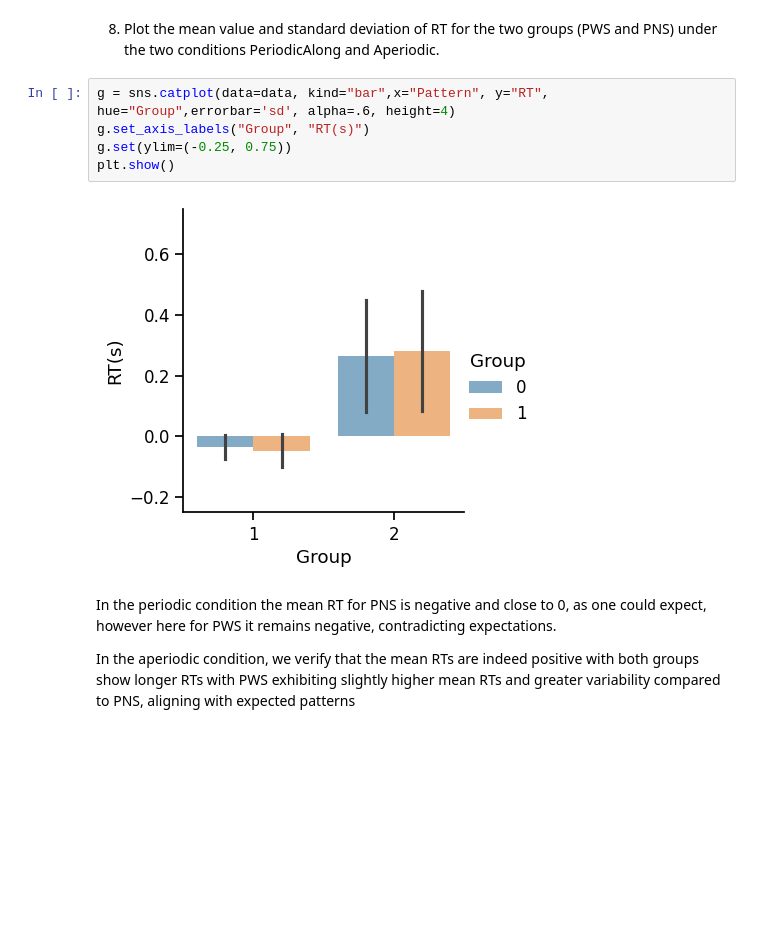
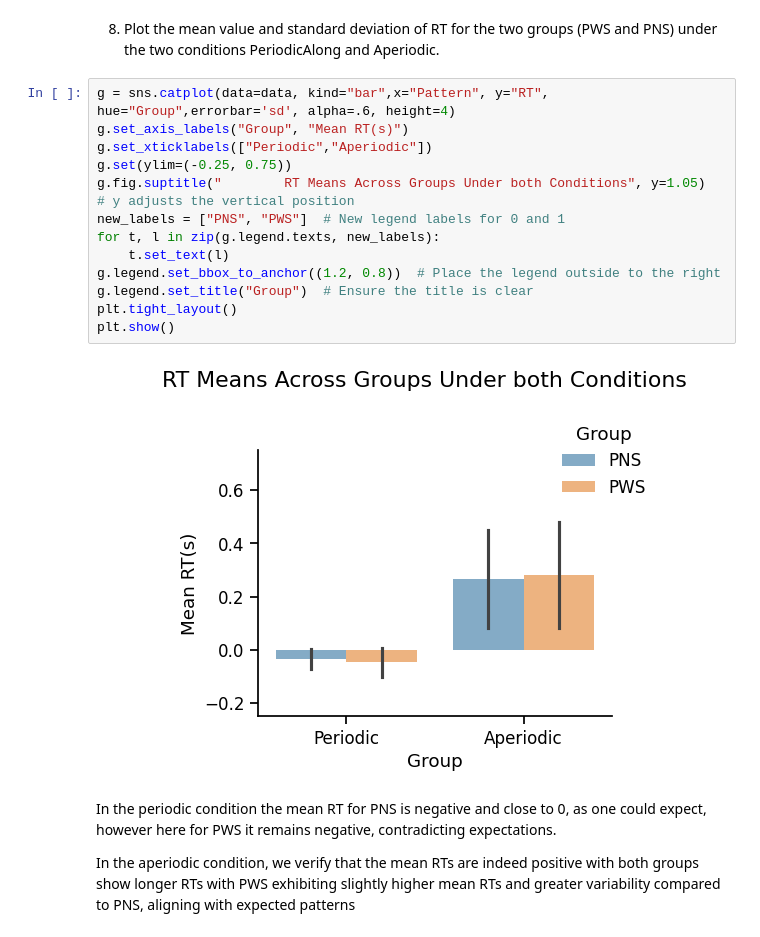
Before and after one commit to CodeNachos/expdesign, a Jupyter notebook: TP3/tp3.ipynb, the cells around one changed output. Saved outputs shown, nothing was run; the diff lists cells and outputs as text; blank space fills up the shorter version.

```diff
--- a/TP3/tp3.ipynb
+++ b/TP3/tp3.ipynb
@@ -176,11 +197,19 @@ The density plot shows an inverse gaussian like distribution of RT for both grou
 8. Plot the mean value and standard deviation of RT for the two groups (PWS and PNS) under the two conditions PeriodicAlong and Aperiodic.
 # %%
 g = sns.catplot(data=data, kind="bar",x="Pattern", y="RT", hue="Group",errorbar='sd', alpha=.6, height=4)
-g.set_axis_labels("Group", "RT(s)")
+g.set_axis_labels("Group", "Mean RT(s)")
+g.set_xticklabels(["Periodic","Aperiodic"])
 g.set(ylim=(-0.25, 0.75))
+g.fig.suptitle("        RT Means Across Groups Under both Conditions", y=1.05)  # y adjusts the vertical position
+new_labels = ["PNS", "PWS"]  # New legend labels for 0 and 1
+for t, l in zip(g.legend.texts, new_labels):
+    t.set_text(l)
+g.legend.set_bbox_to_anchor((1.2, 0.8))  # Place the legend outside to the right
+g.legend.set_title("Group")  # Ensure the title is clear
+plt.tight_layout()
 plt.show()
 # %% [output]
-[figure, old version]
+[figure, new version]
 # %% [markdown]
 In the periodic condition the mean RT for PNS is negative and close to 0, as one could expect, however here for PWS it remains negative, contradicting expectations.
 
```
Also changed, not shown: parts of 5 cells of this notebook, 3 other files.
